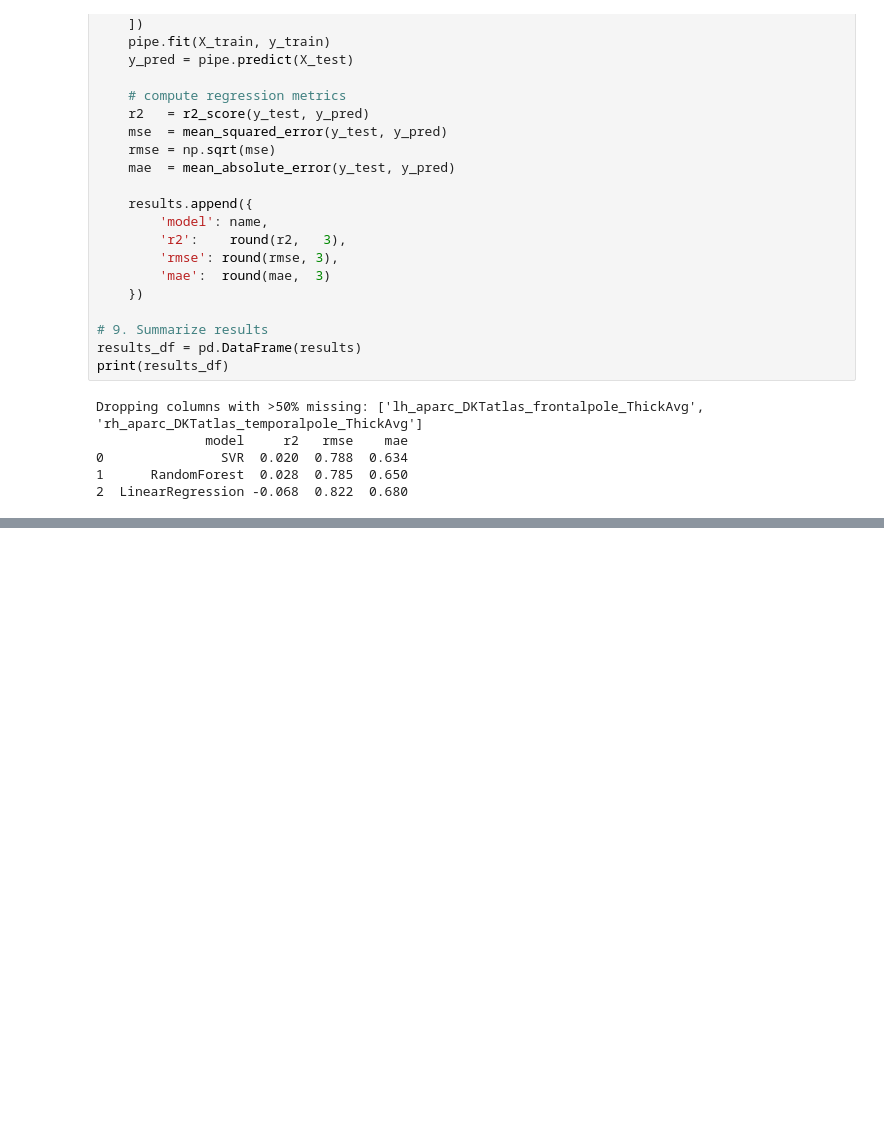
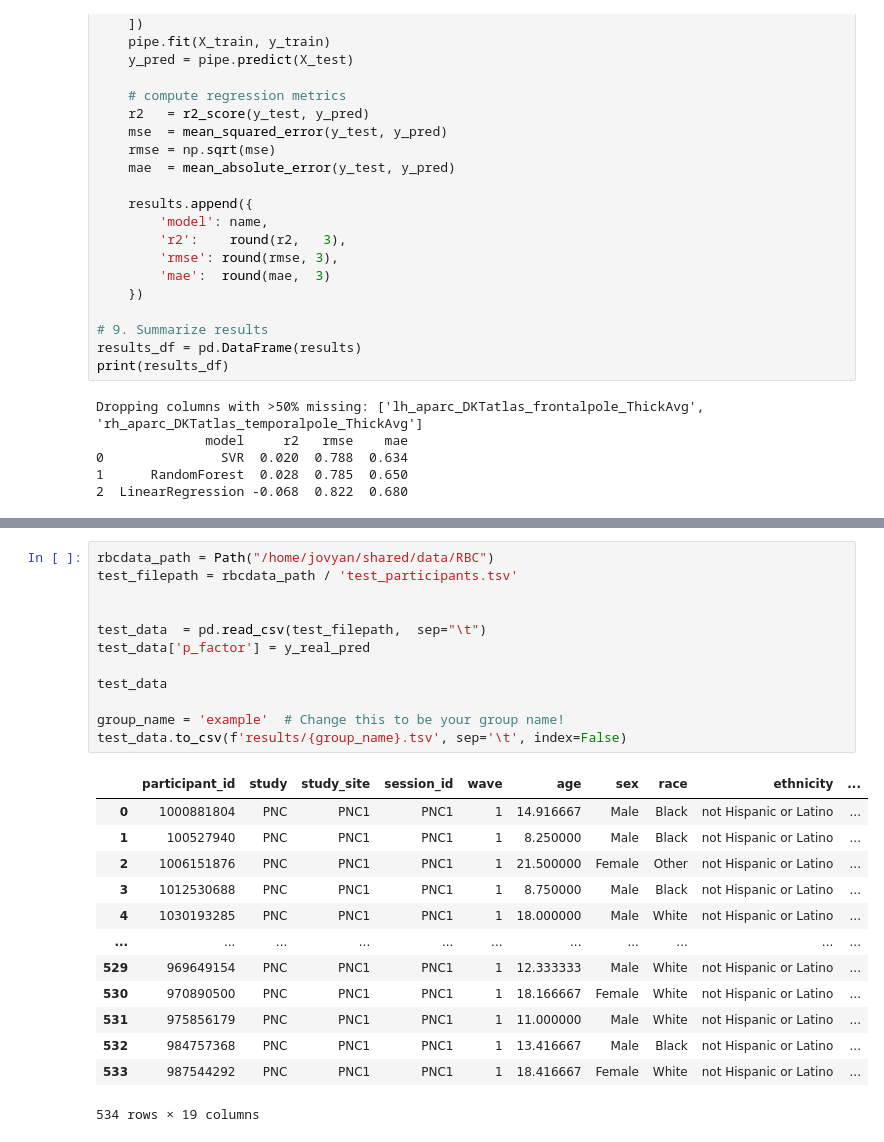
Before and after one commit to vanessatmorgan/week1-project, a Jupyter notebook: DataCleaning.ipynb, the cells around one changed output, grey strips where cells are left out. Saved outputs shown, nothing was run; the diff lists cells and outputs as text; blank space fills up the shorter version.

```diff
--- a/DataCleaning.ipynb
+++ b/DataCleaning.ipynb
@@ -159,0 +219,26 @@ Dropping columns with >50% missing: ['lh_aparc_DKTatlas_frontalpole_ThickAvg', '
+# %%
+rbcdata_path = Path("/home/jovyan/shared/data/RBC")
+test_filepath = rbcdata_path / 'test_participants.tsv'
+
+
+test_data  = pd.read_csv(test_filepath,  sep="\t")
+test_data['p_factor'] = y_real_pred
+
+test_data
+
+group_name = 'example'  # Change this to be your group name!
+test_data.to_csv(f'results/{group_name}.tsv', sep='\t', index=False)
+# %% [output]
+|  | participant_id | study | study_site | session_id | wave | age | sex | race | ethnicity | ... |
+| 0 | 1000881804 | PNC | PNC1 | PNC1 | 1 | 14.916667 | Male | Black | not Hispanic or Latino | ... |
+| 1 | 100527940 | PNC | PNC1 | PNC1 | 1 | 8.250000 | Male | Black | not Hispanic or Latino | ... |
+| 2 | 1006151876 | PNC | PNC1 | PNC1 | 1 | 21.500000 | Female | Other | not Hispanic or Latino | ... |
+| 3 | 1012530688 | PNC | PNC1 | PNC1 | 1 | 8.750000 | Male | Black | not Hispanic or Latino | ... |
+| 4 | 1030193285 | PNC | PNC1 | PNC1 | 1 | 18.000000 | Male | White | not Hispanic or Latino | ... |
+| ... | ... | ... | ... | ... | ... | ... | ... | ... | ... | ... |
+| 529 | 969649154 | PNC | PNC1 | PNC1 | 1 | 12.333333 | Male | White | not Hispanic or Latino | ... |
+| 530 | 970890500 | PNC | PNC1 | PNC1 | 1 | 18.166667 | Female | White | not Hispanic or Latino | ... |
+| 531 | 975856179 | PNC | PNC1 | PNC1 | 1 | 11.000000 | Male | White | not Hispanic or Latino | ... |
+| 532 | 984757368 | PNC | PNC1 | PNC1 | 1 | 13.416667 | Male | Black | not Hispanic or Latino | ... |
+| 533 | 987544292 | PNC | PNC1 | PNC1 | 1 | 18.416667 | Female | White | not Hispanic or Latino | ... |
+534 rows × 19 columns
```
Also changed, not shown: parts of 7 cells of this notebook, 1 other file.
